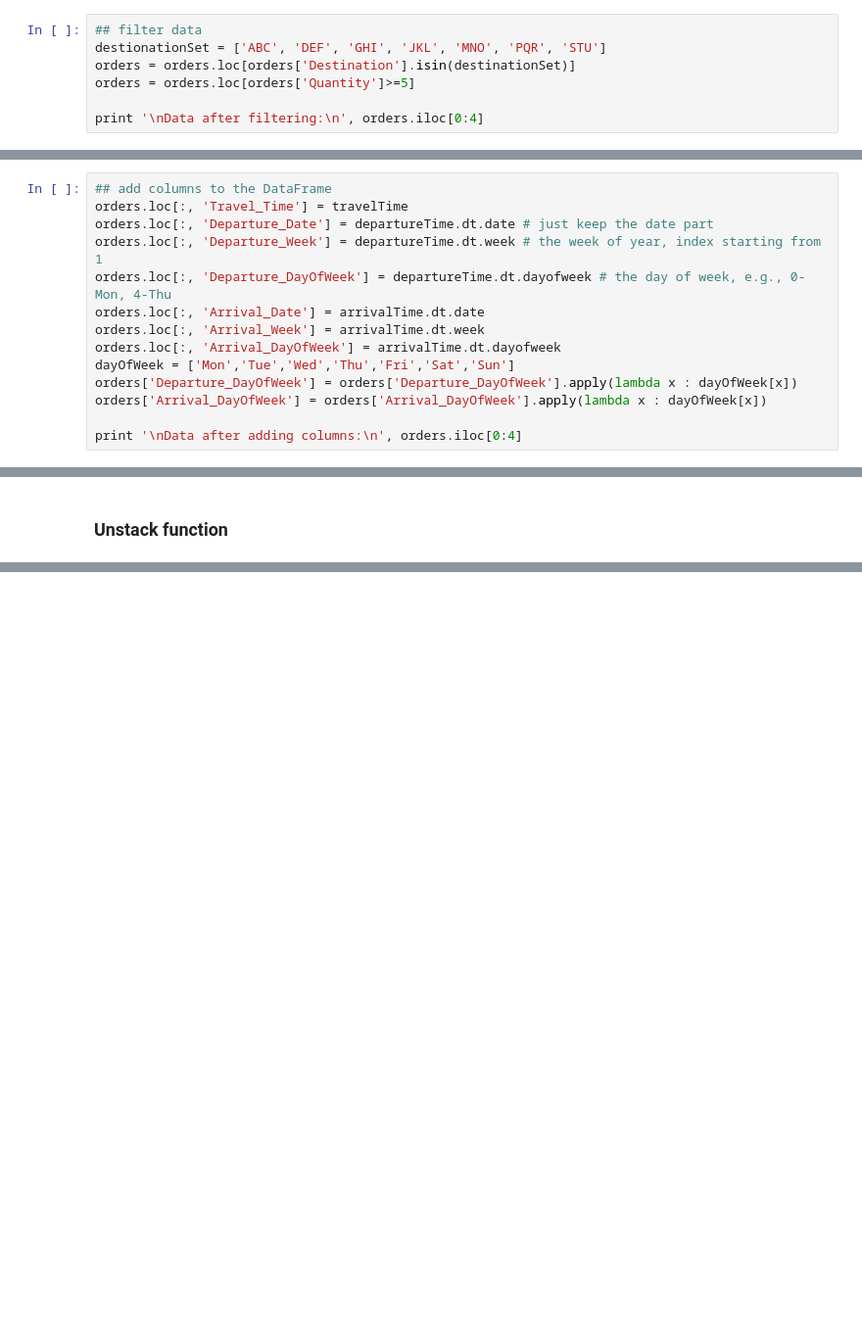
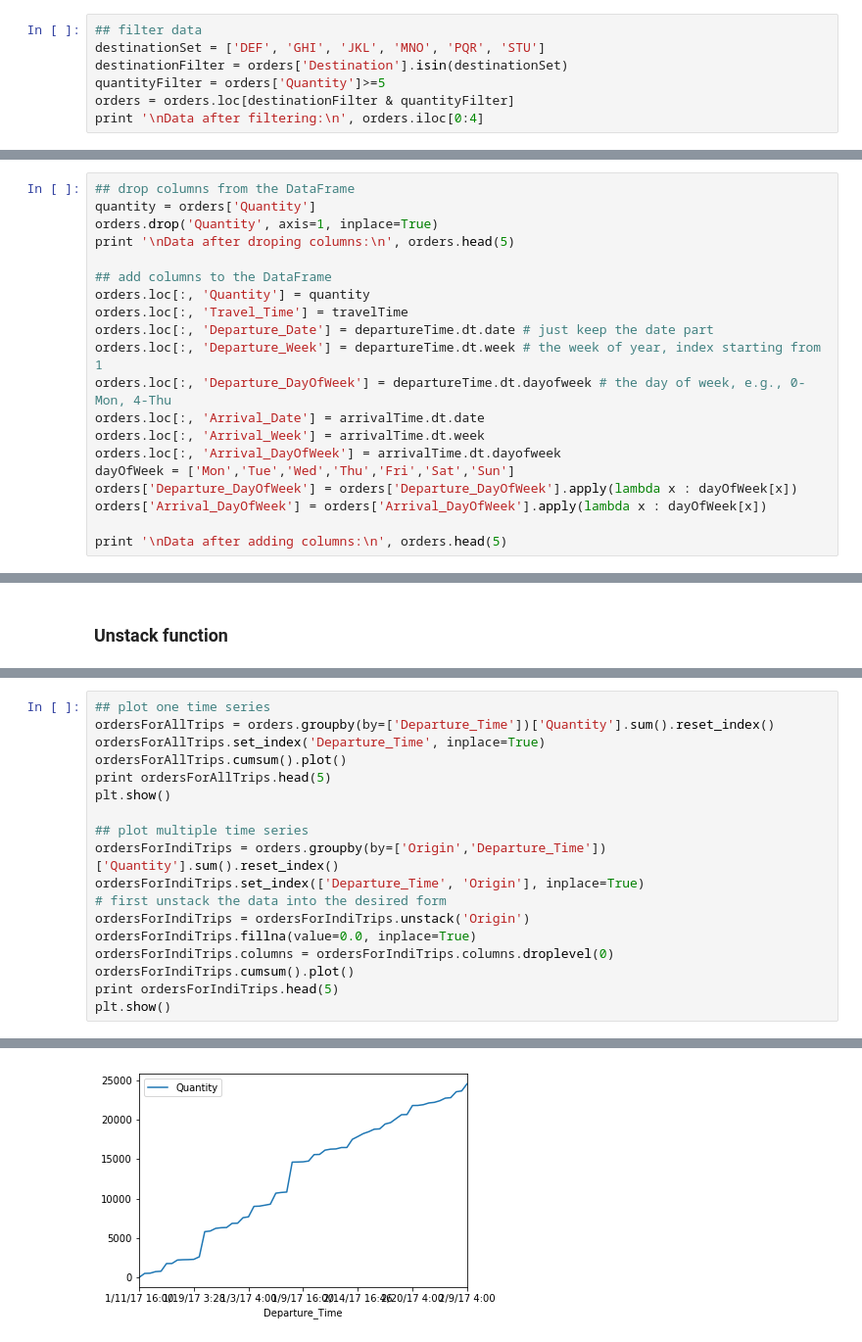
Before and after one commit to pauldream/GraphPackage, a Jupyter notebook: PandasOperations.ipynb, the cells around one changed output, grey strips where cells are left out. Shown at 98% size. Saved outputs shown, nothing was run; the diff lists cells and outputs as text; blank space fills up the shorter version.

```diff
--- a/PandasOperations.ipynb
+++ b/PandasOperations.ipynb
@@ -87,10 +132,10 @@ Data after updating column names:
 ### Filter data under some criteria
 # %%
 ## filter data
-destionationSet = ['ABC', 'DEF', 'GHI', 'JKL', 'MNO', 'PQR', 'STU']
-orders = orders.loc[orders['Destination'].isin(destinationSet)]
-orders = orders.loc[orders['Quantity']>=5]
-
+destinationSet = ['DEF', 'GHI', 'JKL', 'MNO', 'PQR', 'STU']
+destinationFilter = orders['Destination'].isin(destinationSet)
+quantityFilter = orders['Quantity']>=5
+orders = orders.loc[destinationFilter & quantityFilter]
 print '\nData after filtering:\n', orders.iloc[0:4]
 # %% [output]
 Data after filtering:
@@ -119,5 +164,11 @@ Name: Departure_Time, dtype: datetime64[ns]
 # %%
+## drop columns from the DataFrame
+quantity = orders['Quantity']
+orders.drop('Quantity', axis=1, inplace=True)
+print '\nData after droping columns:\n', orders.head(5)
+
 ## add columns to the DataFrame
+orders.loc[:, 'Quantity'] = quantity
 orders.loc[:, 'Travel_Time'] = travelTime
 orders.loc[:, 'Departure_Date'] = departureTime.dt.date # just keep the date part
 orders.loc[:, 'Departure_Week'] = departureTime.dt.week # the week of year, index starting from 1
@@ -129,5 +180,5 @@ dayOfWeek = ['Mon','Tue','Wed','Thu','Fri','Sat','Sun']
 orders['Departure_DayOfWeek'] = orders['Departure_DayOfWeek'].apply(lambda x : dayOfWeek[x])
 orders['Arrival_DayOfWeek'] = orders['Arrival_DayOfWeek'].apply(lambda x : dayOfWeek[x])
 
-print '\nData after adding columns:\n', orders.iloc[0:4]
+print '\nData after adding columns:\n', orders.head(5)
 # %% [output]
@@ -261,0 +406,19 @@ AAAA   1                   0.0   240.0  144.0   120.0    0.0
+# %%
+## plot one time series
+ordersForAllTrips = orders.groupby(by=['Departure_Time'])['Quantity'].sum().reset_index()
+ordersForAllTrips.set_index('Departure_Time', inplace=True)
+ordersForAllTrips.cumsum().plot()
+print ordersForAllTrips.head(5)
+plt.show()
+
+## plot multiple time series
+ordersForIndiTrips = orders.groupby(by=['Origin','Departure_Time'])['Quantity'].sum().reset_index()
+ordersForIndiTrips.set_index(['Departure_Time', 'Origin'], inplace=True)
+# first unstack the data into the desired form
+ordersForIndiTrips = ordersForIndiTrips.unstack('Origin')
+ordersForIndiTrips.fillna(value=0.0, inplace=True)
+ordersForIndiTrips.columns = ordersForIndiTrips.columns.droplevel(0)
+ordersForIndiTrips.cumsum().plot()
+print ordersForIndiTrips.head(5)
+plt.show()
+# %% [output]
@@ -261,0 +432 @@ AAAA   1                   0.0   240.0  144.0   120.0    0.0
+[figure, added]
```
Also changed, not shown: parts of 21 cells of this notebook, 2 other files.
